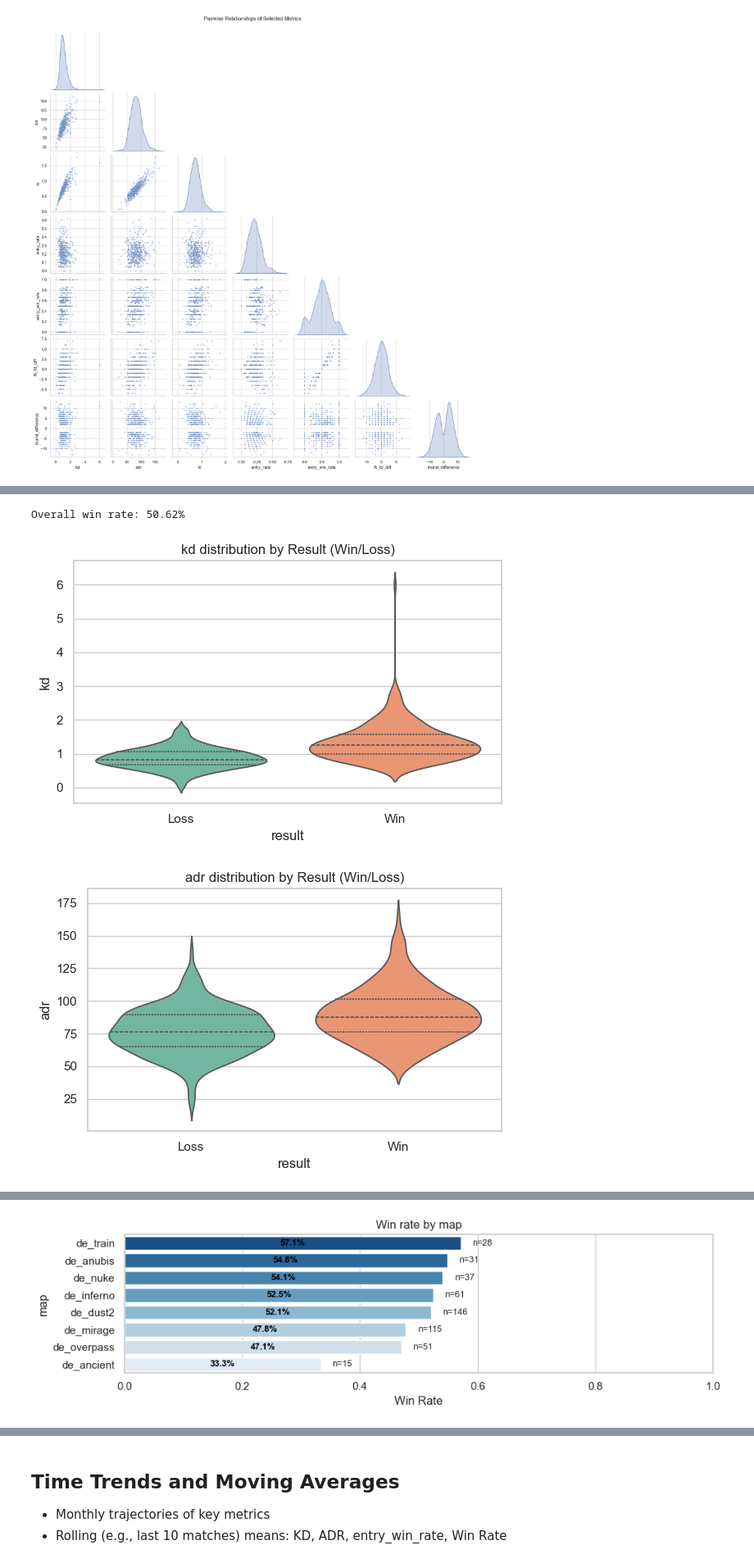
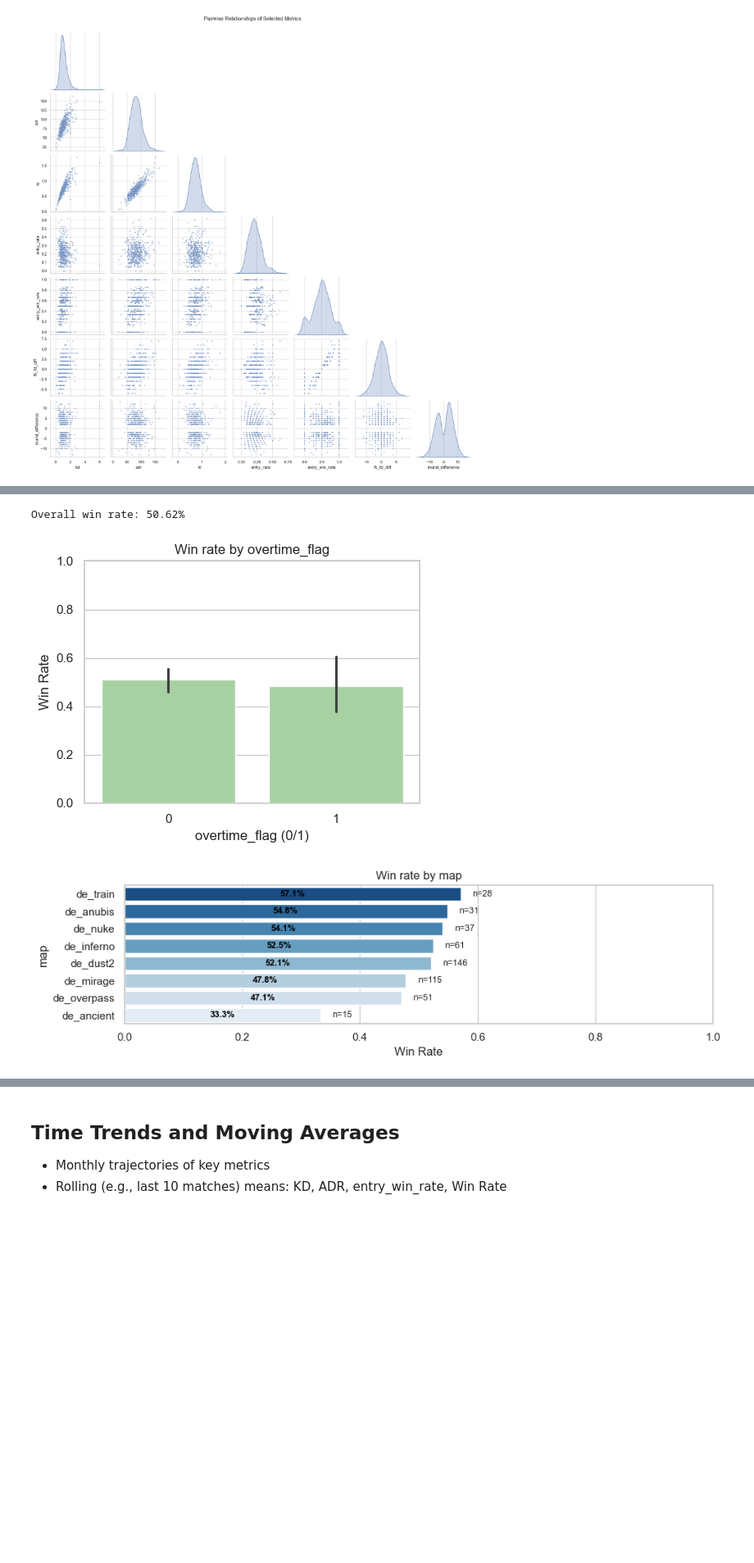
Before and after one commit to ArhanDoyaroglu/MyFaceitStats, a Jupyter notebook: EDA.ipynb, the cells around one changed output, grey strips where cells are left out. Shown at 82% size. Drawn from its saved outputs; the diff is of its cells as text; code cells hidden in the pictures; blank space fills up the shorter version.

Commit message:
erased box violin graphs it was redundant

```diff
--- a/EDA.ipynb
+++ b/EDA.ipynb
@@ -290,16 +291,6 @@ if len(pair_cols) >= 2:
 if "win" in df.columns:
     win_rate = df["win"].mean()
     print(f"Overall win rate: {win_rate:.2%}")
-
-# Distributions by result
-metrics = [c for c in ["kd","adr","kr","entry_rate","entry_win_rate","fk_fd_diff"] if c in df.columns]
-if "result" in df.columns and metrics:
-    for m in metrics:
-        plt.figure(figsize=(6,4))
-        sns.violinplot(data=df, x="result", y=m, inner="quartile", palette="Set2")
-        plt.title(f"{m} distribution by Result (Win/Loss)")
-        plt.tight_layout()
-        plt.show()
 
 # Overtime effect
 if "overtime_flag" in df.columns and "win" in df.columns:
@@ -343,32 +334,32 @@ if "map" in df.columns and "win" in df.columns:
         fig, axes = plt.subplots(1, n_metrics, figsize=(4*n_metrics, max(4, len(mavg)*0.4)))
 
         # If single metric, convert axes to list
         if n_metrics == 1:
             axes = [axes]
 
         for idx, (ax, col) in enumerate(zip(axes, perf_cols)):
             # Single column heatmap for this metric
             metric_data = mavg[[col]].sort_values(col, ascending=False)
             # Use coolwarm colormap with center at mean value for better visualization
             col_mean = metric_data[col].mean()
             col_min = metric_data[col].min()
             col_max = metric_data[col].max()
             sns.heatmap(metric_data, annot=True, fmt=".2f",
                        cmap="coolwarm",
                        center=col_mean,
                        vmin=col_min,
                        vmax=col_max,
                        cbar_kws={"label": col.upper()},
                        ax=ax, yticklabels=True)
             ax.set_title(f"{col.upper()} by Map", fontsize=11, fontweight='bold')
             ax.set_xlabel("")
             ax.set_ylabel("Map" if idx == 0 else "")
 
         plt.suptitle("Average Performance by Map - Separate Metrics",
                     fontsize=13, fontweight='bold', y=1.02)
         plt.tight_layout()
         plt.show()
 # %% [output]
 Overall win rate: 50.62%
-[figure, old version]
+[figure, new version]
-[figure, old version]
+[figure, new version]
@@ -380 +366,0 @@ Overall win rate: 50.62%
-[figure, removed]
```
Also changed, not shown: parts of 6 cells of this notebook.
